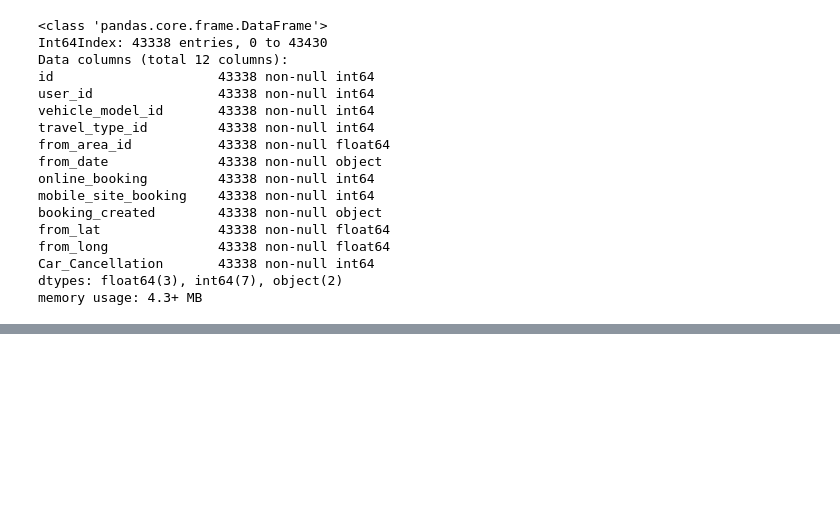
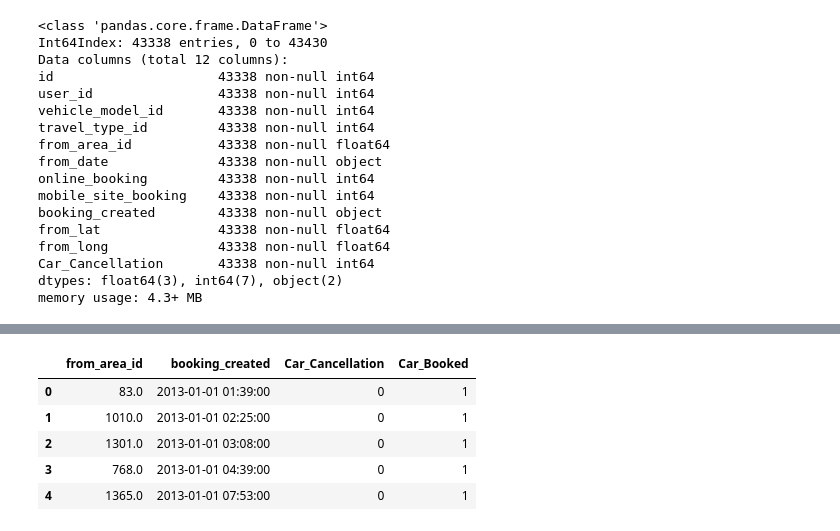
Before and after one commit to sourishsarmah/taxi_booking-prediction, a Jupyter notebook: Taxi Booking Prediction.ipynb, the cells around one changed output, grey strips where cells are left out. Cells and saved outputs as stored; diff of their text form; code cells hidden in the pictures; blank space fills up the shorter version.

```diff
--- a/Taxi Booking Prediction.ipynb
+++ b/Taxi Booking Prediction.ipynb
@@ -166,3 +166,6 @@ from_long              43338 non-null float64
 Car_Cancellation       43338 non-null int64
 dtypes: float64(3), int64(7), object(2)
 memory usage: 4.3+ MB
+# %%
+df['from_date'] = pd.to_datetime(df['from_date'])
+df['booking_created'] = pd.to_datetime(df['booking_created'])
@@ -168,0 +192,2 @@ memory usage: 4.3+ MB
+# %%
+df.drop(columns=['id', 'user_id','vehicle_model_id', 'travel_type_id', 'online_booking', 'mobile_site_booking'], inplace=True)
@@ -168,0 +207,9 @@ memory usage: 4.3+ MB
+# %%
+df.head()
+# %% [output]
+|  | from_area_id | booking_created | Car_Cancellation | Car_Booked |
+| 0 | 83.0 | 2013-01-01 01:39:00 | 0 | 1 |
+| 1 | 1010.0 | 2013-01-01 02:25:00 | 0 | 1 |
+| 2 | 1301.0 | 2013-01-01 03:08:00 | 0 | 1 |
+| 3 | 768.0 | 2013-01-01 04:39:00 | 0 | 1 |
+| 4 | 1365.0 | 2013-01-01 07:53:00 | 0 | 1 |
```
Also changed, not shown: parts of 7 cells of this notebook.
